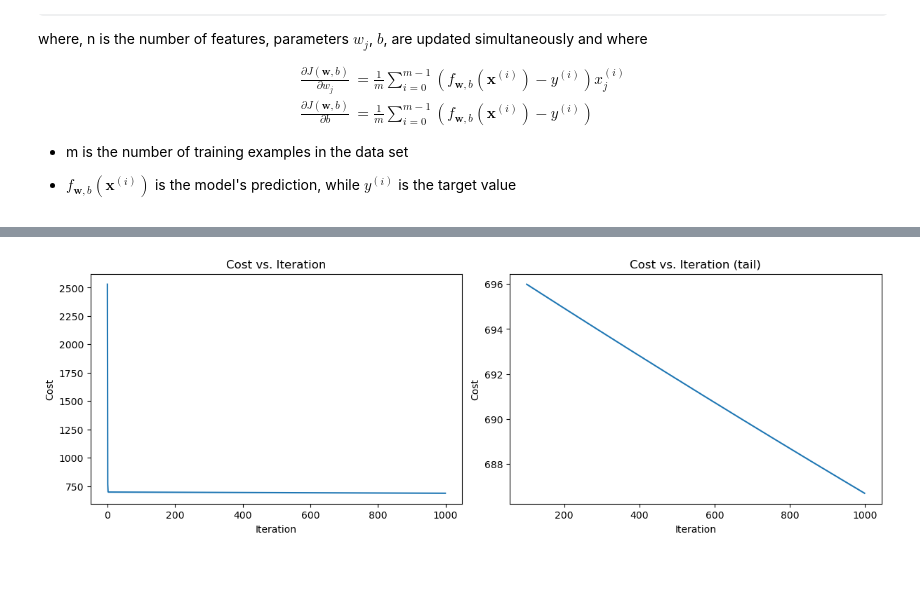
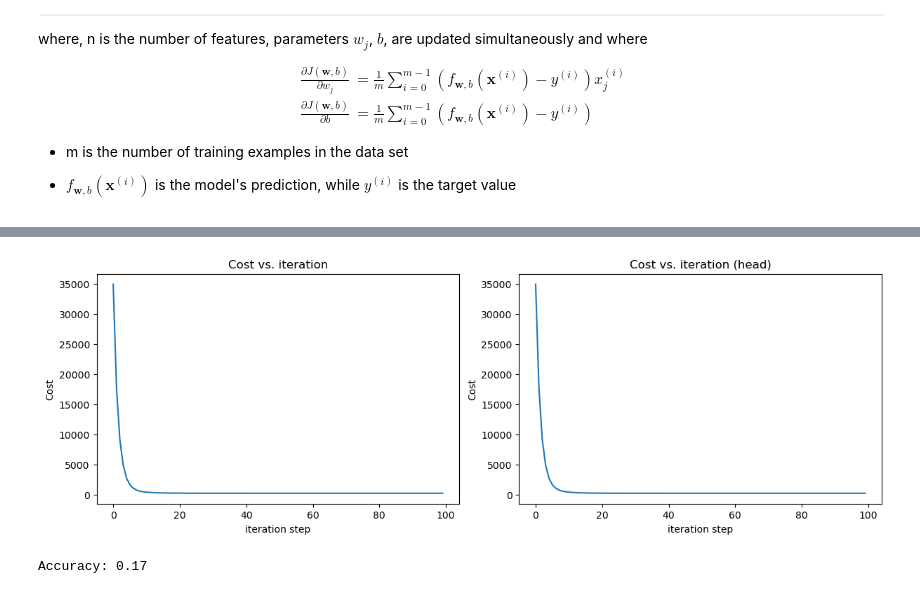
Before and after one commit to jaimanm/linear-regressor, a Jupyter notebook: main.ipynb, the cells around one changed output, grey strips where cells are left out. Drawn from its saved outputs; the diff is of its cells as text; code cells hidden in the pictures; some formulas as TeX source.

```diff
--- a/main.ipynb
+++ b/main.ipynb
@@ -11,12 +14,12 @@ from sklearn.preprocessing import StandardScaler
 # %%
 # load the data
-df = pd.read_csv('data/cars.csv')
+df = pd.read_csv(f'data/{file}')
 print(df.shape)
 
 # drop the rows with missing values
 df = df.fillna(df.mean(numeric_only=True))
 
 # for cars.csv:
-target = df[['MSRP']]
-predictors = df.drop('MSRP', axis=1).select_dtypes(exclude=object)
+target = df[[to_predict]]
+predictors = df.drop(to_predict, axis=1).select_dtypes(exclude=object)
 # %% [output]
@@ -46,7 +49,7 @@ y_test.shape: (3575, 1)
 # %%
 # initial parameters
 m, n = X_train.shape
-w_init = np.zeros(n)
+w_init = np.zeros((n, 1))
 b_init = 0.0
 
 print(f"w_init shape: {w_init.shape}, b_init type: {type(b_init)}")
@@ -213,25 +203,22 @@ def gradient_descent(X, y, w, b, alpha, num_iters):
 
   # store the cost for each iteration
   costs = []
-  print(predict(X, w, b))
-  print(y.shape)
-
   for i in range(num_iters):
-    dj_dw, dj_db = compute_gradient(X, y, w, b)
+    dj_db, dj_dw = compute_gradient(X, y, w, b)
     w = w - alpha * dj_dw
     b = b - alpha * dj_db
 
     # compute the cost
     # prevent resource exhaustion
     if i<100000:
-      print(predict(X, w, b))
-      print(y.shape)
       costs.append(compute_cost(X, y, w, b))
 
     # print cost 10 times
     if i % (num_iters//10) == 0:
       print(f'Cost at iteration {i}: {costs[-1]}')
 
+  print(f'Cost at iteration {num_iters}: {costs[-1]}')
+
   return w, b, costs
 # %%
 # initialize parameters
@@ -239,8 +226,8 @@ initial_w = np.zeros_like(w_init)
 initial_b = 0.0
 
 # initialize hyperparameters
-alpha = 5.0e-7
-num_iters = 1000
+alpha = 3.0e-1
+num_iters = 100
 
 # run gradient descent
 w_final, b_final, J_hist = gradient_descent(X_train, y_train, initial_w, initial_b, alpha, num_iters)
@@ -277,14 +269,18 @@ prediction: 171.47, target value: 178
 # %%
 # plot cost versus iteration
 fig, (ax1, ax2) = plt.subplots(1, 2, constrained_layout=True, figsize=(12, 4))
-
 ax1.plot(J_hist)
-ax2.plot(100 + np.arange(len(J_hist[100:])), J_hist[100:])
-
-ax1.set_xlabel('Iteration')         ; ax2.set_xlabel('Iteration')
-ax1.set_ylabel('Cost')              ; ax2.set_ylabel('Cost')
-ax1.set_title('Cost vs. Iteration') ; ax2.set_title('Cost vs. Iteration (tail)')
-
+ax2.plot(np.arange(len(J_hist[:200])), J_hist[:200])
+ax1.set_title("Cost vs. iteration");  ax2.set_title("Cost vs. iteration (head)")
+ax1.set_ylabel('Cost')             ;  ax2.set_ylabel('Cost')
+ax1.set_xlabel('iteration step')   ;  ax2.set_xlabel('iteration step')
 plt.show()
 # %% [output]
-[figure, old version]
+[figure, new version]
+# %%
+# check accuracy against test set
+y_pred = predict(X_test, w_final, b_final)
+# accuracy threshold = $5,000
+print(f'Accuracy: {np.mean(abs(y_pred - y_test) < 5):0.2f}')
+# %% [output]
+Accuracy: 0.17
```
Also changed, not shown: parts of 11 cells of this notebook, 1 other file.
